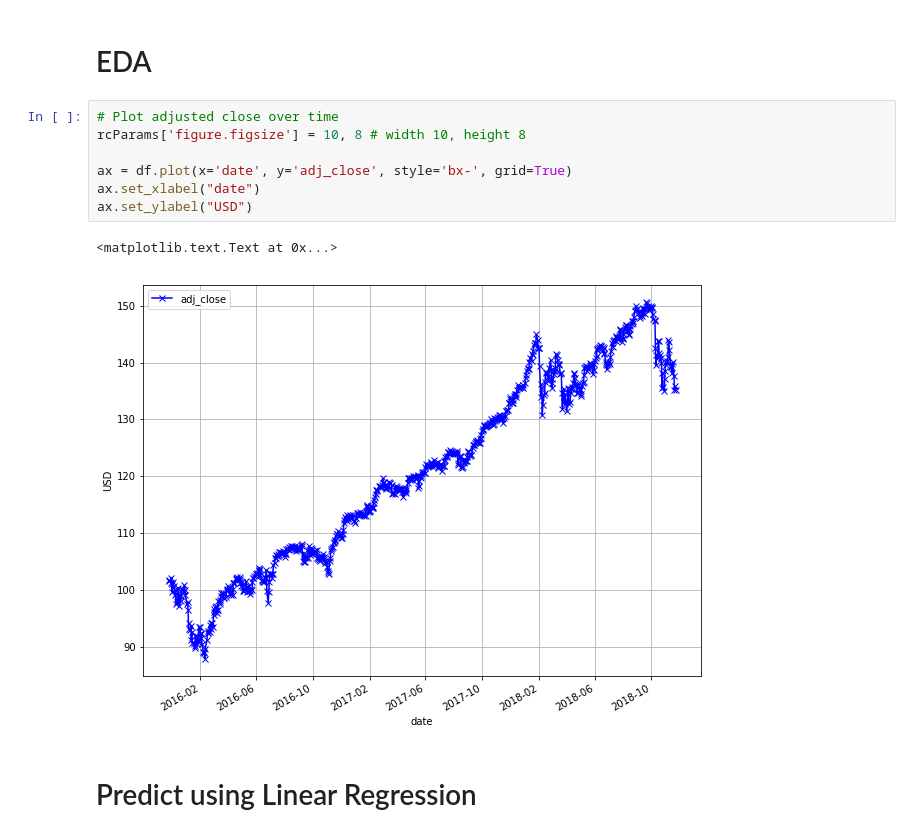
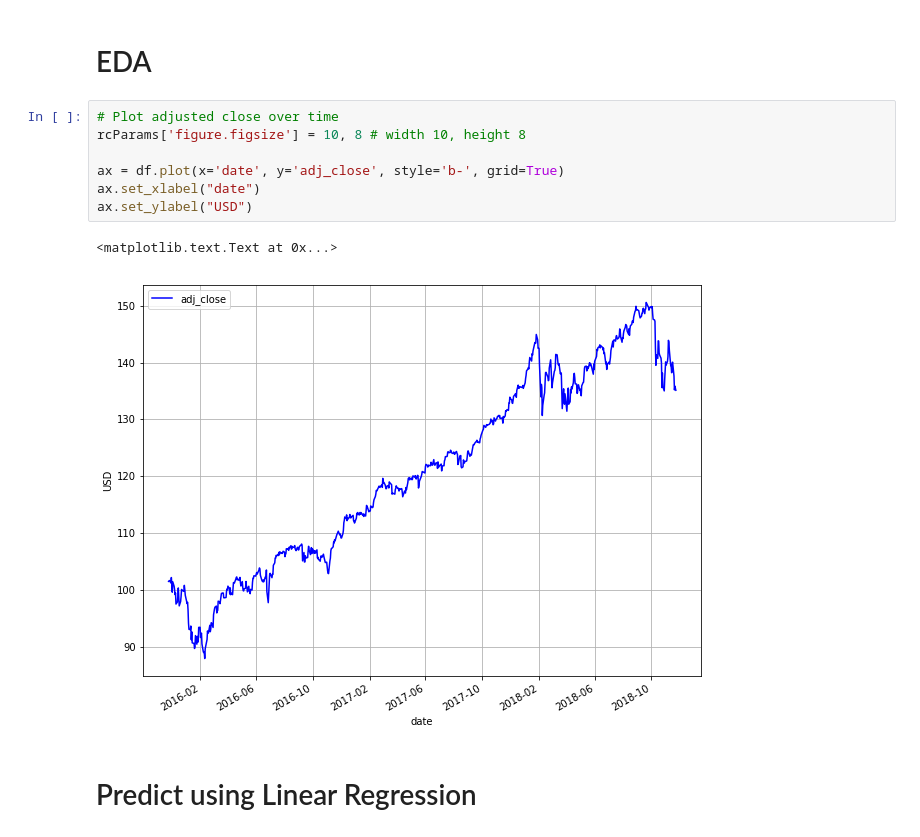
Before and after one commit to NGYB/Stocks, a Jupyter notebook: StockPricePrediction/StockPricePrediction_v2_lin_reg.ipynb, the cells around one changed output. Cells and saved outputs as stored; diff of their text form.

```diff
--- a/StockPricePrediction/StockPricePrediction_v2_lin_reg.ipynb
+++ b/StockPricePrediction/StockPricePrediction_v2_lin_reg.ipynb
@@ -106,13 +106,13 @@ df.head(10)
 # %%
 # Plot adjusted close over time
 rcParams['figure.figsize'] = 10, 8 # width 10, height 8
 
-ax = df.plot(x='date', y='adj_close', style='bx-', grid=True)
+ax = df.plot(x='date', y='adj_close', style='b-', grid=True)
 ax.set_xlabel("date")
 ax.set_ylabel("USD")
 # %% [output]
 <matplotlib.text.Text at 0x...>
-[figure, old version]
+[figure, new version]
 # %% [markdown]
 # Predict using Linear Regression
 # %%
```
Also changed, not shown: parts of 2 cells of this notebook, 2 other files.
